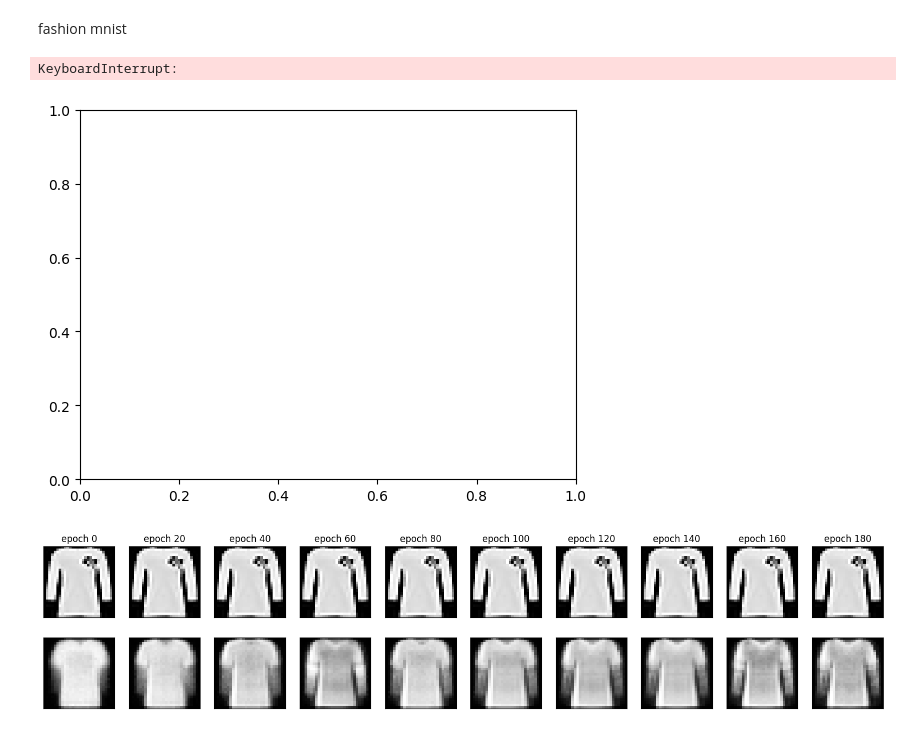
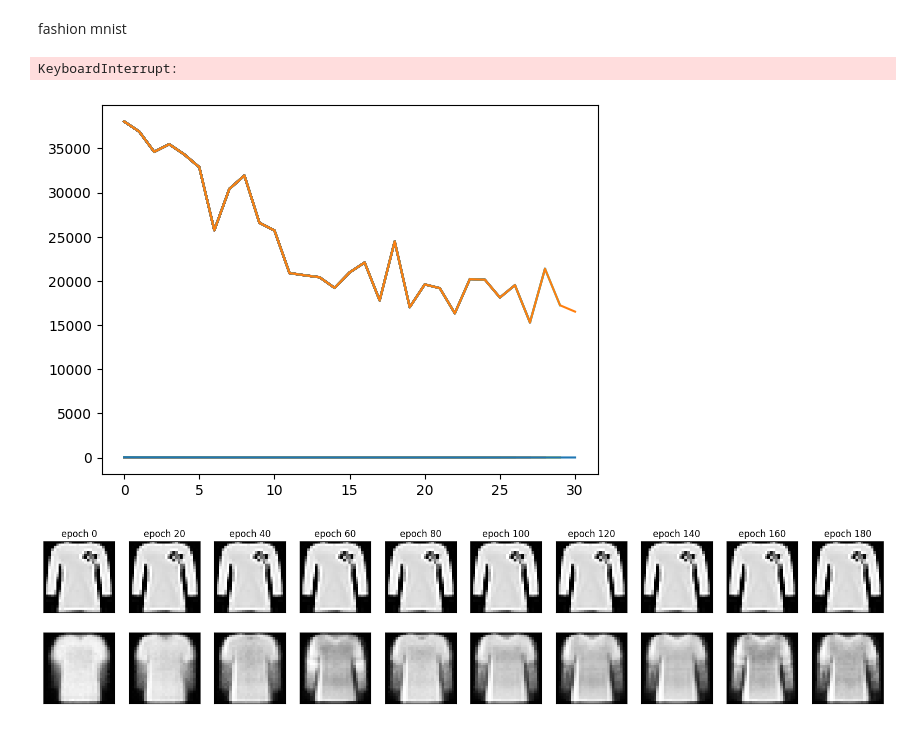
Before and after one commit to dataymeric/NeuralNetworksDIY, a Jupyter notebook: notebooks/encoder_decoder.ipynb, the cells around one changed output. Drawn from its saved outputs; the diff is of its cells as text; code cells hidden in the pictures.

```diff
--- a/notebooks/encoder_decoder.ipynb
+++ b/notebooks/encoder_decoder.ipynb
@@ -86,42 +86,41 @@ result_df = optimizer.SGD_eval(
     50,
     test_size=0.33,
     return_dataframe=True,
-    # fig=fig,
-    ax=ax,
+    online_plot=True,
 )
 
 loss_long_df = pd.melt(
     result_df,
     id_vars="epoch",
     value_vars=["loss_test", "loss_train"],
     value_name="loss",
     var_name="during",
 ).replace({"loss_test": "test", "loss_train": "train"})
 sns.lineplot(data=loss_long_df, x="epoch", y="loss", hue="during", ax=ax)
 
 n = 10
 decoded_imgs = net.forward(X_test)
 plt.figure(figsize=(20, 4))
 for i in range(n):
     # display original
     ax = plt.subplot(2, n, i + 1)
     plt.imshow(X_test[i].reshape(28, 28))
     plt.title("original")
     plt.gray()
     ax.get_xaxis().set_visible(False)
     ax.get_yaxis().set_visible(False)
 
     # display reconstruction
     ax = plt.subplot(2, n, i + 1 + n)
     plt.imshow(decoded_imgs[i].reshape(28, 28))
     plt.title("reconstructed")
     plt.gray()
     ax.get_xaxis().set_visible(False)
     ax.get_yaxis().set_visible(False)
 plt.show()
 # %% [output]
 KeyboardInterrupt:
-[figure, old version]
+[figure, new version]
 # %%
 # encoder = Sequential(*[
 #     Linear(784, 64, init_type="xavier_uniform"),
```
Also changed, not shown: parts of 1 cell of this notebook.
